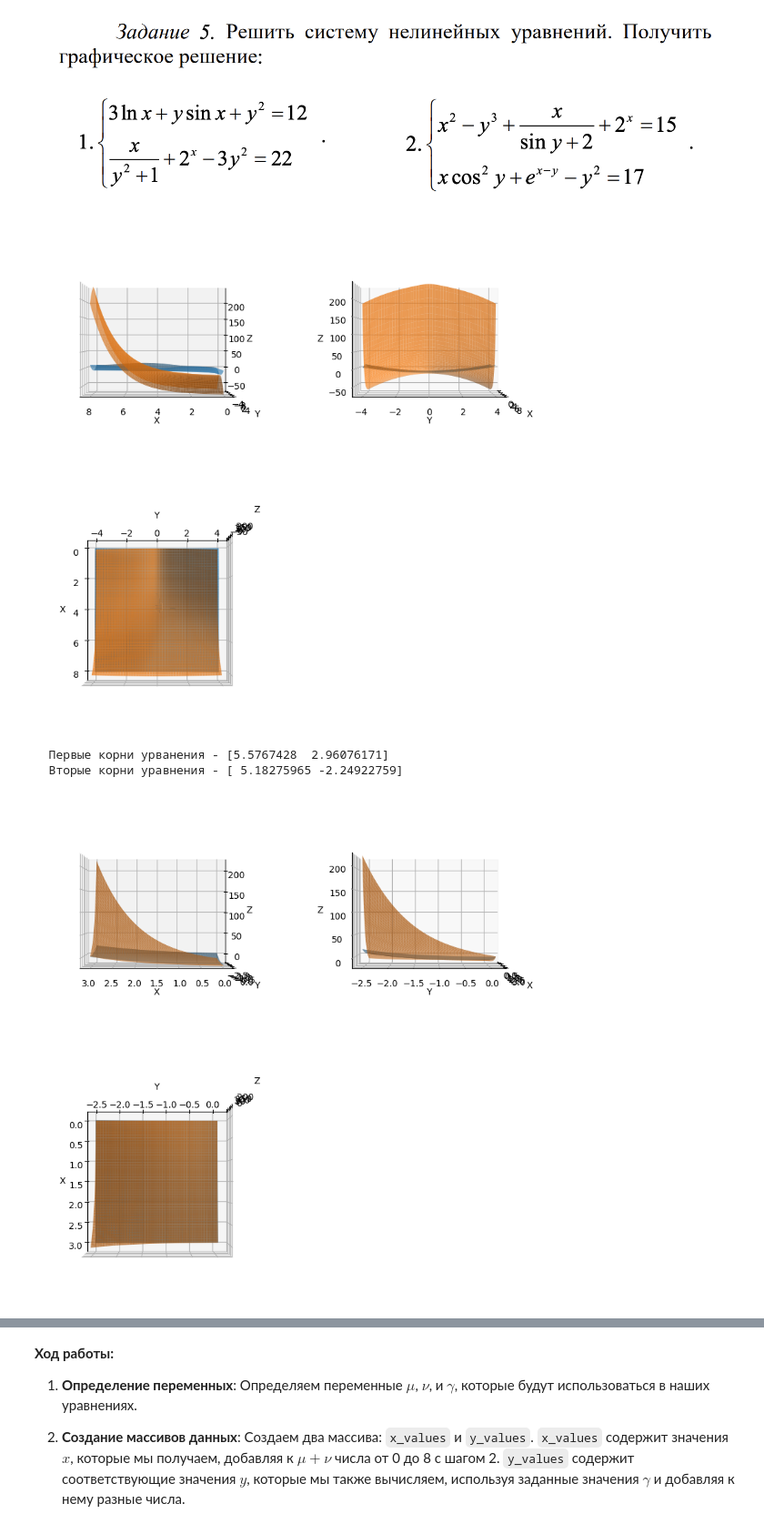
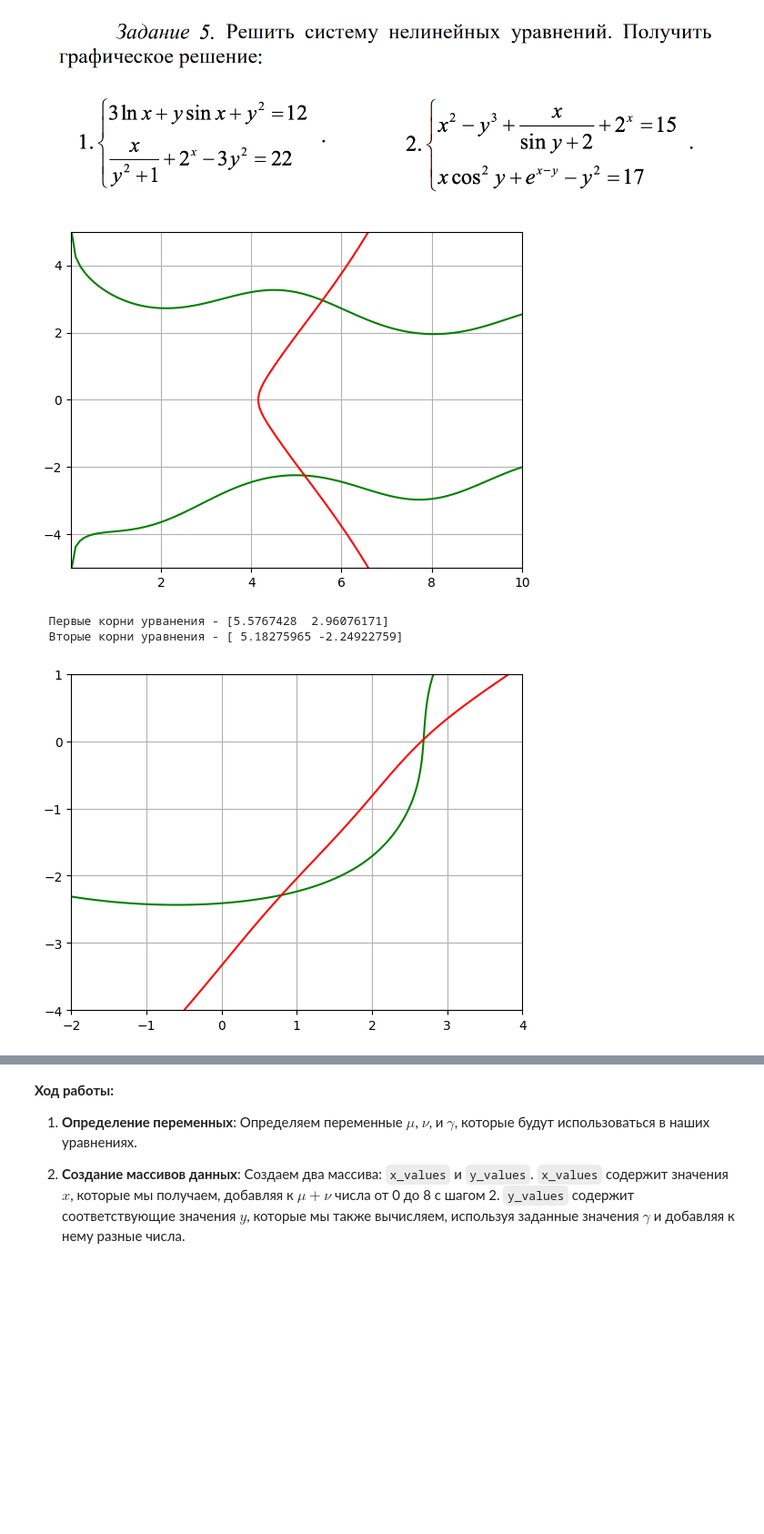
Before and after one commit to caashka/computer_math, a Jupyter notebook: Практическая_работа_№4_Библиотека_SciPy_Часть_№1.ipynb, the cells around one changed output, grey strips where cells are left out. Shown at 91% size. Saved outputs shown, nothing was run; the diff lists cells and outputs as text; code cells hidden in the pictures; blank space fills up the shorter version.

```diff
--- a/Практическая_работа_№4_Библиотека_SciPy_Часть_№1.ipynb
+++ b/Практическая_работа_№4_Библиотека_SciPy_Часть_№1.ipynb
@@ -220,67 +229,43 @@ print(root1.x)
 # %%
 from scipy import constants
 
 
 def f5(z):
   x, y = z[0], z[1]
   return [3 * np.log(x) + y * np.sin(x) + (y ** 2) - 12,
           (x / (y ** 2 + 1)) + 2 ** x - 3 * (y ** 2) - 22]
 
 def f6(z):
   x, y = z[0], z[1]
   return [(x ** 2) - (y ** 3) + (x / (np.sin(y) + 2)) + (2 ** x) - 15,
           x * (np.cos(y) ** 2) + np.exp(1) ** (x - y) - (y ** 2) - 17]
 
 def main(func , a, b, c, d):
   alpha = 0.7
   x, y = np.meshgrid(np.linspace(a , b, 100), np.linspace(c, d, 100))
   z = np.array(func([x, y]))
+  plt.contour(x, y, z[0], [0], colors='green')
+  plt.contour(x, y, z[1], [0], colors='red')
+  plt.grid()
+  plt.show()
 
-  fig = plt.figure(figsize=(10, 10))
-  ax1 = fig.add_subplot(2, 2, 1, projection="3d",)
-  ax2 = fig.add_subplot(2, 2, 2, projection="3d",)
-  ax3 = fig.add_subplot(2, 2, 3, projection="3d",)
-
-  ax1.plot_surface(x, y, z[0], alpha=alpha)
-  ax1.plot_surface(x, y, z[1], alpha=alpha)
-  ax1.set_xlabel('X')
-  ax1.set_ylabel('Y')
-  ax1.set_zlabel('Z')
-  ax1.view_init(0,90)
-
-  ax2.plot_surface(x, y, z[0], alpha=alpha)
-  ax2.plot_surface(x, y, z[1], alpha=alpha)
-  ax2.view_init(0,0)
-  ax2.set_xlabel('X')
-  ax2.set_ylabel('Y')
-  ax2.set_zlabel('Z')
-
-  ax3.plot_surface(x, y, z[0], alpha=alpha)
-  ax3.plot_surface(x, y, z[1], alpha=alpha)
-  ax3.view_init(90,0)
-  ax3.set_xlabel('X')
-  ax3.set_ylabel('Y')
-  ax3.set_zlabel('Z')
-  plt.show()
 
   root1 = cpo.root(func, [2, 0], method='lm', options=dict(maxiter=1000))
   root2 = cpo.root(func, [1, -2], method='lm', options=dict(maxiter=1000))
   print(f'''
   Первые корни урванения - {root1.x}
   Вторые корни уравнения - {root2.x}''')
 
-methods = ['hybr', 'lm', 'broyden1', 'broyden2','anderson','linearmixing',
-           'diagbroyden','excitingmixing','krylov', 'df-sane']
 
 
-main(f5, 0.1, 8, -4, 4)
+main(f5, 0.01, 10, -5, 5)
 print()
-main(f6, 0, 3, -2.5, 0.1)
+main(f6, -2, 4, -4, 1)
 # %% [output]
-[figure, old version]
+[figure, new version]
   Первые корни урванения - [5.5767428  2.96076171]
   Вторые корни уравнения - [ 5.18275965 -2.24922759]
-[figure, old version]
+[figure, new version]
   Первые корни урванения - [2.68843509 0.02717684]
   Вторые корни уравнения - [ 0.79761132 -2.28852616]
 # %% [markdown]
```
Also changed, not shown: parts of 8 cells of this notebook.
